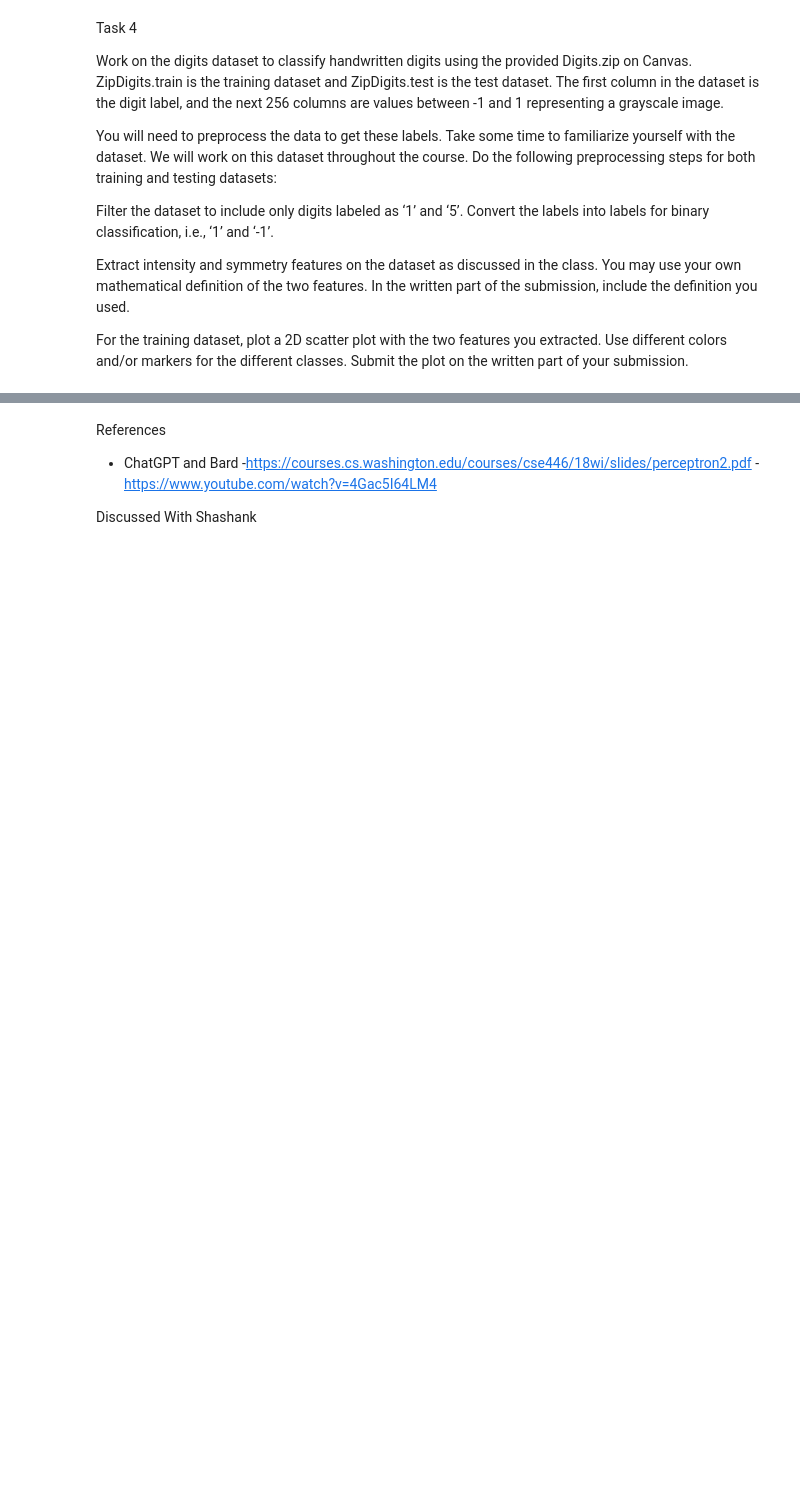
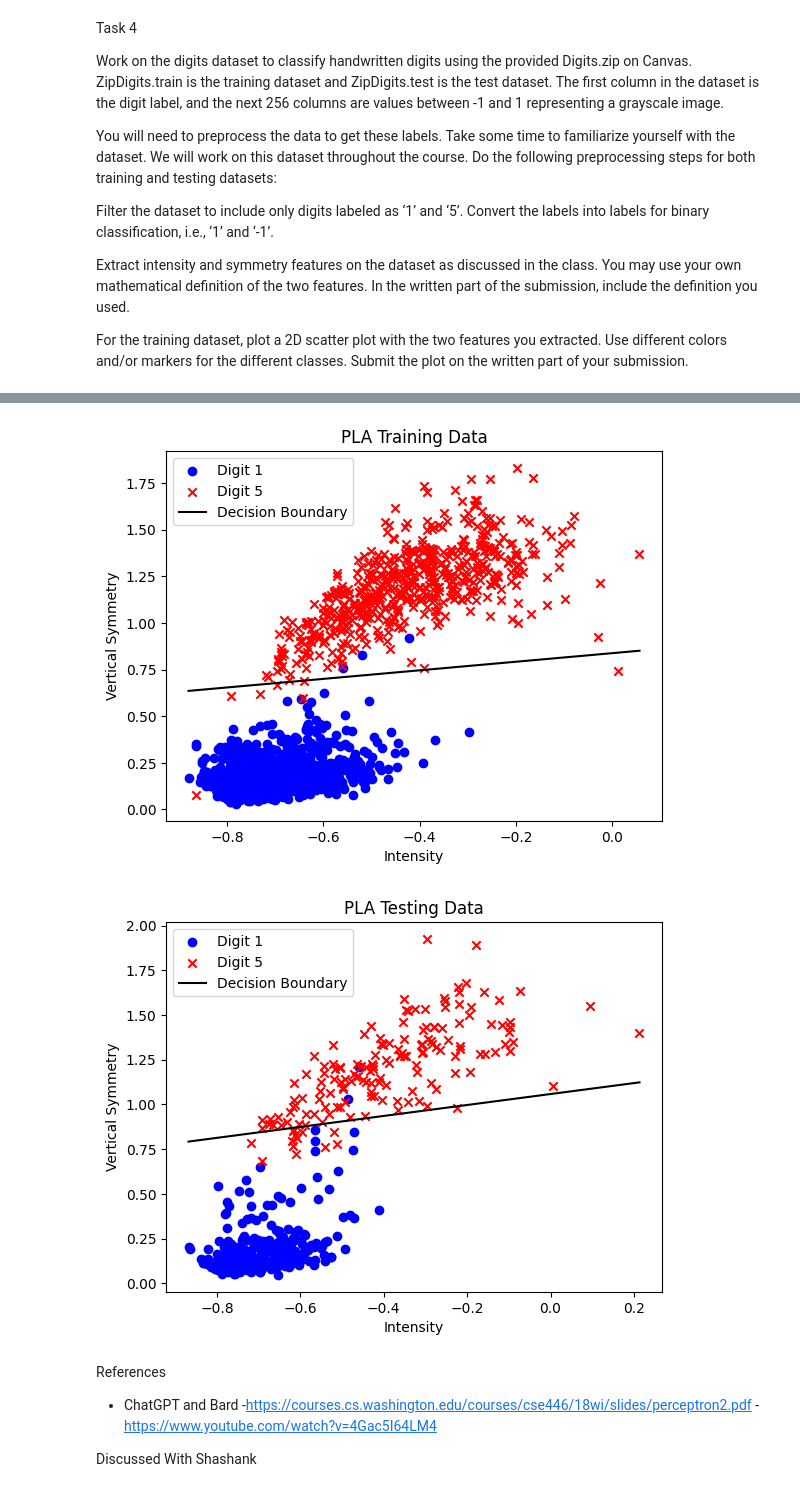
Before and after one commit to nsk20/CMPE257-Fall23-ShyamKumar-Nalluri, a Jupyter notebook: Task_4.ipynb, the cells around one changed output, grey strips where cells are left out. Saved outputs shown, nothing was run; the diff lists cells and outputs as text; code cells hidden in the pictures; blank space fills up the shorter version.

```diff
--- a/Task_4.ipynb
+++ b/Task_4.ipynb
@@ -135,3 +102,56 @@ plt.show()
+# %%
+def pla(X, y, max_iter=1000):
+    w = np.zeros(X.shape[1])  # Initialize the weight vector to zeros
+    for _ in range(max_iter):
+        misclassified = np.where(y * np.dot(X, w) <= 0)[0]
+        if len(misclassified) == 0:
+            break
+        random_misclassified = np.random.choice(misclassified)
+        w += y[random_misclassified] * X[random_misclassified]
+    return w
+
+
+# Assuming you have trDataPadded as the training data with a bias term
+# and trainlabel as the corresponding labels (-1 or 1)
+w = pla(trDataPadded, trainlabel, max_iter=1000)
+
+# Plot the data points
+plt.figure()
+plt.scatter(trDataPadded[trainlabel == 1, 1], trDataPadded[trainlabel == 1, 2], c='b', marker='o', label='Digit 1')
+plt.scatter(trDataPadded[trainlabel == -1, 1], trDataPadded[trainlabel == -1, 2], c='r', marker='x', label='Digit 5')
+
+# Plot the decision boundary
+x_decision = np.linspace(min(trDataPadded[:, 1]), max(trDataPadded[:, 1]), 100)
+y_decision = (-w[0] - w[1] * x_decision) / w[2]
+plt.plot(x_decision, y_decision, 'k-', label='Decision Boundary')
+
+plt.legend()
+plt.xlabel('Intensity')
+plt.ylabel('Vertical Symmetry')
+plt.title('PLA Training Data')
+plt.show()
+
+#Testing Data
+w = pla(tsDataPadded, testlabel, max_iter=1000)
+
+# Plot the data points
+plt.figure()
+plt.scatter(tsDataPadded[testlabel == 1, 1], tsDataPadded[testlabel == 1, 2], c='b', marker='o', label='Digit 1')
+plt.scatter(tsDataPadded[testlabel == -1, 1], tsDataPadded[testlabel == -1, 2], c='r', marker='x', label='Digit 5')
+
+# Plot the decision boundary
+x_decision = np.linspace(min(tsDataPadded[:, 1]), max(tsDataPadded[:, 1]), 100)
+y_decision = (-w[0] - w[1] * x_decision) / w[2]
+plt.plot(x_decision, y_decision, 'k-', label='Decision Boundary')
+
+plt.legend()
+plt.xlabel('Intensity')
+plt.ylabel('Vertical Symmetry')
+plt.title('PLA Testing Data')
+plt.show()
+# %% [output]
+[figure, added]
+[figure, added]
 # %% [markdown]
 References
 
```
Also changed, not shown: parts of 8 cells of this notebook.
